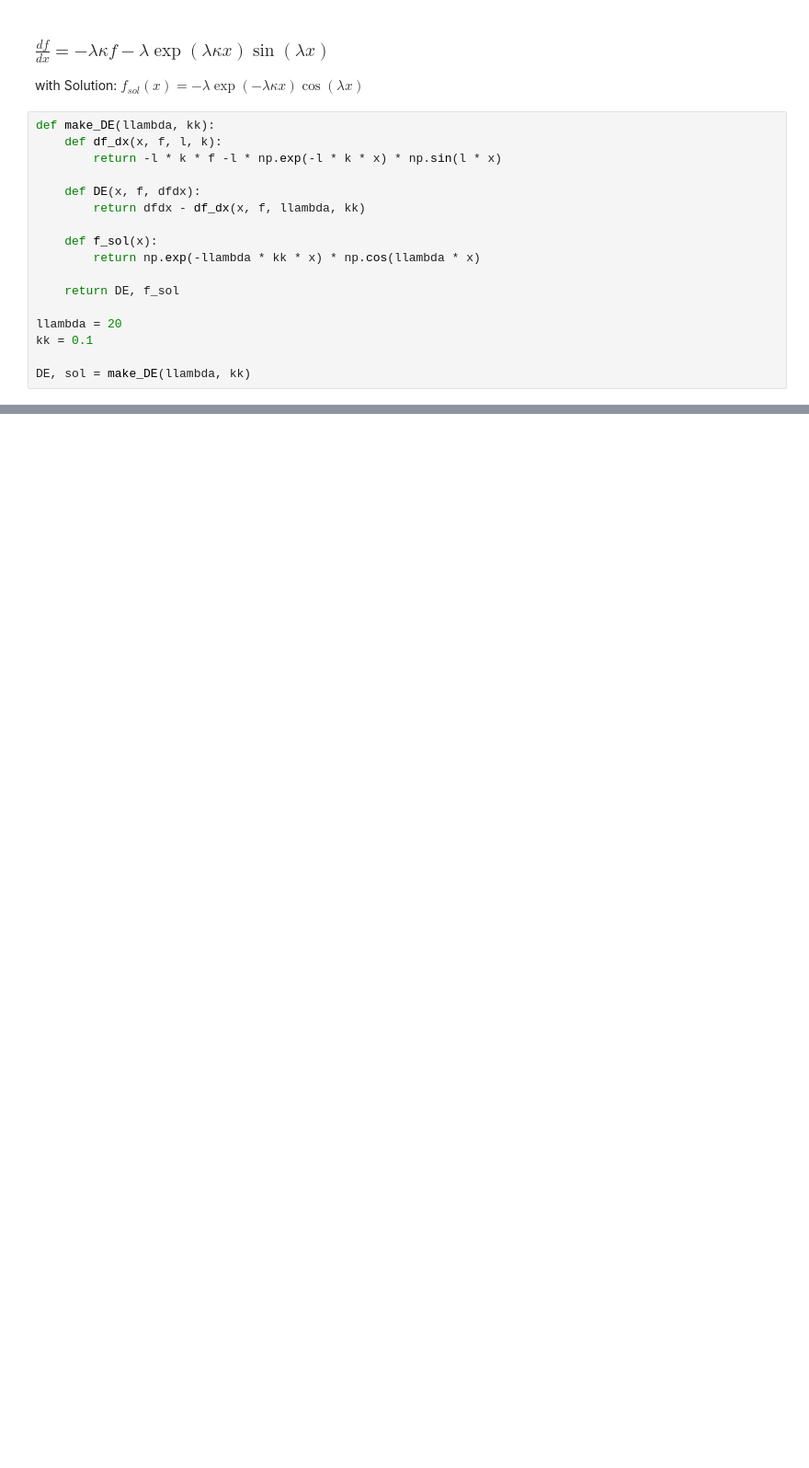
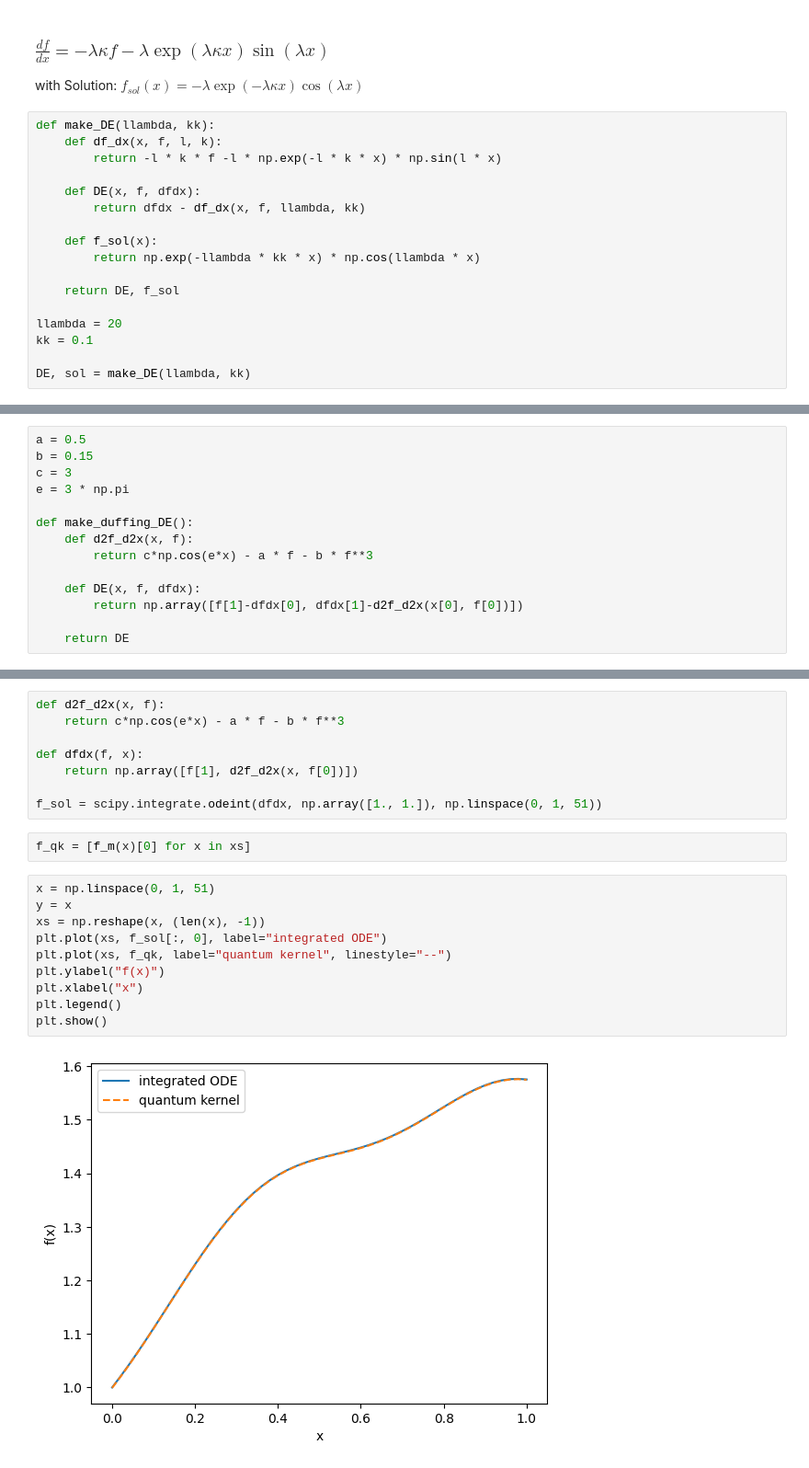
Before and after one commit to LeonardEyer/QKM, a Jupyter notebook: QKM.ipynb, the cells around one changed output, grey strips where cells are left out. Shown at 92% size. Cells and saved outputs as stored; diff of their text form; blank space fills up the shorter version.

```diff
--- a/QKM.ipynb
+++ b/QKM.ipynb
@@ -486,0 +481,14 @@ plt.show()
+# %%
+a = 0.5
+b = 0.15
+c = 3
+e = 3 * np.pi
+
+def make_duffing_DE():
+    def d2f_d2x(x, f):
+        return c*np.cos(e*x) - a * f - b * f**3
+
+    def DE(x, f, dfdx):
+        return np.array([f[1]-dfdx[0], dfdx[1]-d2f_d2x(x[0], f[0])])
+
+    return DE
@@ -486,0 +509,22 @@ plt.show()
+# %%
+def d2f_d2x(x, f):
+    return c*np.cos(e*x) - a * f - b * f**3
+
+def dfdx(f, x):
+    return np.array([f[1], d2f_d2x(x, f[0])])
+
+f_sol = scipy.integrate.odeint(dfdx, np.array([1., 1.]), np.linspace(0, 1, 51))
+# %%
+f_qk = [f_m(x)[0] for x in xs]
+# %%
+x = np.linspace(0, 1, 51)
+y = x
+xs = np.reshape(x, (len(x), -1))
+plt.plot(xs, f_sol[:, 0], label="integrated ODE")
+plt.plot(xs, f_qk, label="quantum kernel", linestyle="--")
+plt.ylabel("f(x)")
+plt.xlabel("x")
+plt.legend()
+plt.show()
+# %% [output]
+[figure, added]
```
Also changed, not shown: parts of 18 cells of this notebook, 1 other file.
